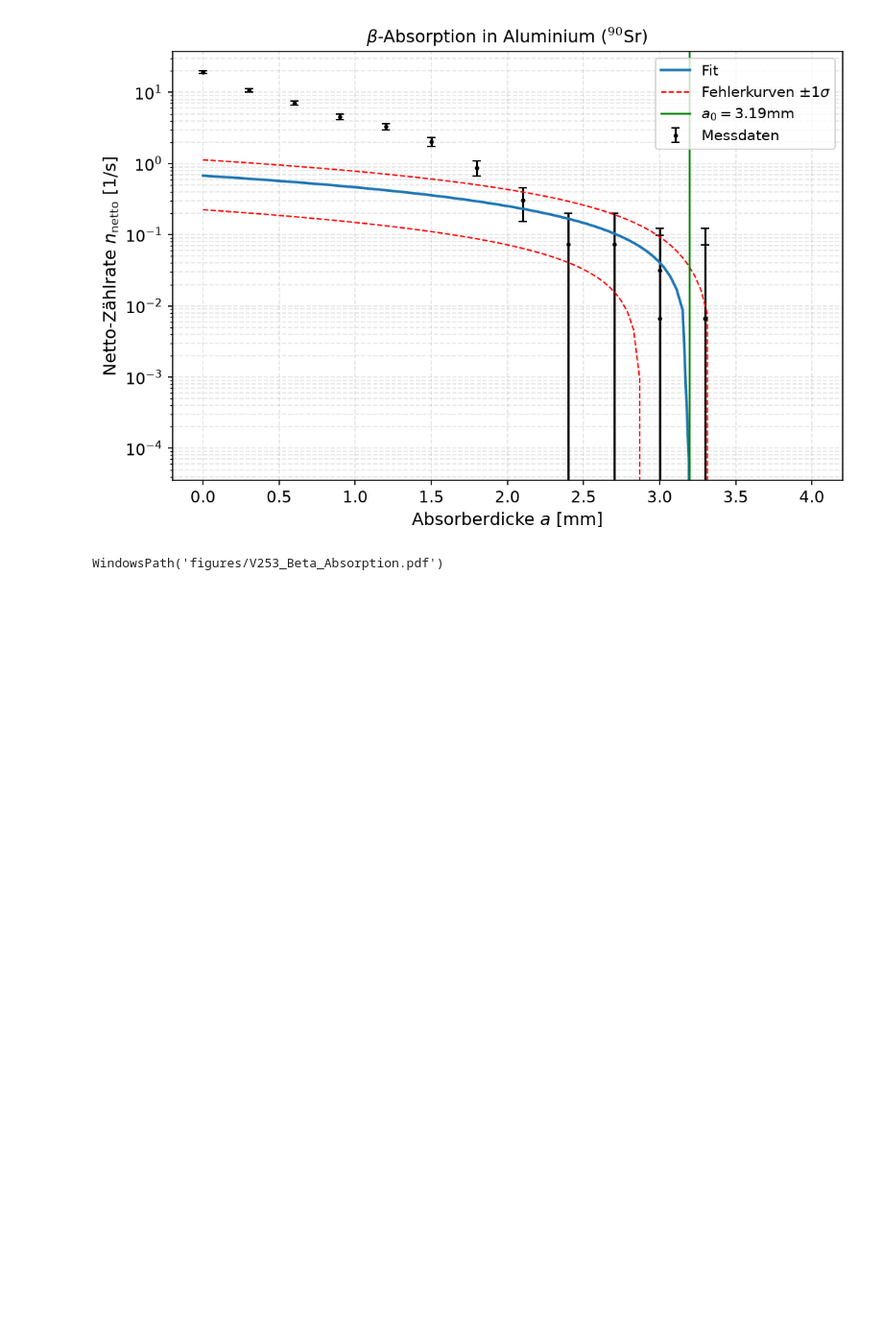
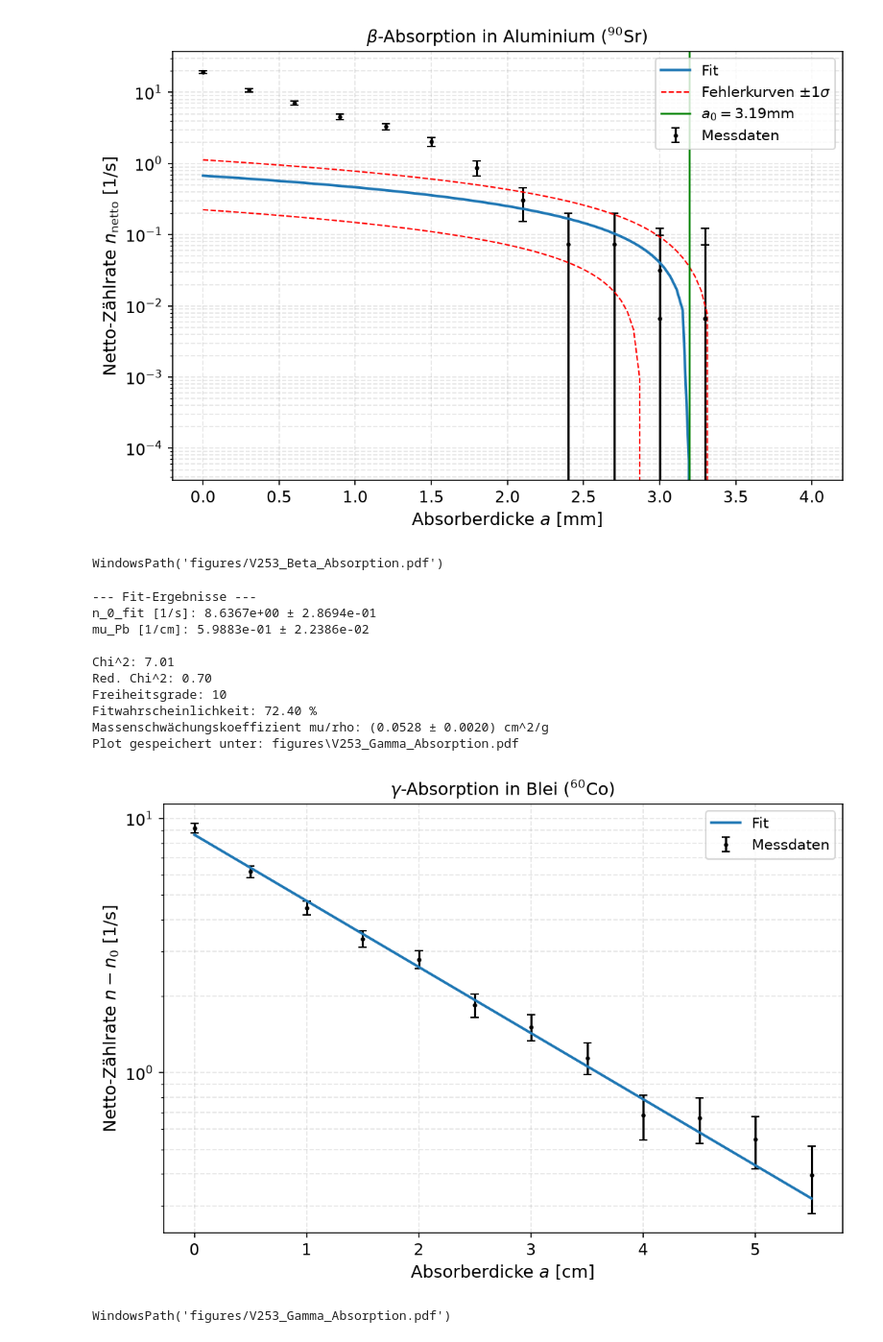
Before and after one commit to Lozze06/PAP-2.2, a Jupyter notebook: Code/Versuch 253.ipynb, the cells around one changed output. Shown at 96% size. Saved outputs shown, nothing was run; the diff lists cells and outputs as text; code cells hidden in the pictures; blank space fills up the shorter version.

```diff
--- a/Code/Versuch 253.ipynb
+++ b/Code/Versuch 253.ipynb
@@ -240,4 +246,65 @@ Grafische Schnittpunkte: a_0_lower = 2.88 mm | a_0 = 3.19 mm | a_0_upper = 3.35
 Plot gespeichert unter: figures\V253_Beta_Absorption.pdf
 [figure]
 WindowsPath('figures/V253_Beta_Absorption.pdf')
+# %%
+# ==========================================
+# 3. GAMMA-ABSORPTION IN BLEI (Co-60)
+# ==========================================
+df_gamma = io_utils.load_messdaten('data/raw/V253_Gammastrahlung_Absorption.csv')
+n_0 = ufloat(106 / 300, np.sqrt(106) / 300)
+
+df_gamma['n'] = df_gamma['N_counts'] / df_gamma['t_s']
+df_gamma['n_err'] = np.sqrt(df_gamma['N_counts']) / df_gamma['t_s']
+df_gamma['n_netto'] = df_gamma['n'] - n_0.n
+df_gamma['n_netto_err'] = np.sqrt(df_gamma['n_err']**2 + n_0.s**2)
+
+a_gamma = df_gamma['d_mm'].values / 10
+n_g_netto = df_gamma['n_netto'].values
+n_g_err = df_gamma['n_netto_err'].values
+
+# Volle Kovarianzmatrix der Messdaten (Kovarianz aller
+# Punkte durch gemeinsamen Nulleffekt: Cov(y_i, y_j) = sigma_n0^2)
+cov_y = np.full((len(n_g_netto), len(n_g_netto)), n_0.s**2)
+np.fill_diagonal(cov_y, n_g_err**2)
+
+# Lambert-Beer Fit: n_0 * exp(-mu * a)
+def fit_lambert_beer(x, n0_fit, mu):
+    return n0_fit * np.exp(-mu * x)
+
+popt_g, perr_g, _ = fitting.perform_fit(fit_lambert_beer, a_gamma, n_g_netto, y_err=cov_y, p0=[10.0, 0.6])
+
+mu_Pb = ufloat(popt_g[1], perr_g[1])
+rho_Pb = 11.342 # g/cm^3 (Quelle: Wikipedia; https://de.wikipedia.org/wiki/Blei)
+mass_mu_Pb = mu_Pb / rho_Pb
+
+chi2_data_g = stats.calculate_chi2(n_g_netto, fit_lambert_beer(a_gamma, *popt_g), n_g_err, num_params=2)
+stats.print_fit_results(popt_g, perr_g, ["n_0_fit [1/s]", "mu_Pb [1/cm]"], chi2_data_g)
+
+val_mu, err_mu = unc.round_error_and_value(mass_mu_Pb.n, mass_mu_Pb.s)
+print(f"Massenschwächungskoeffizient mu/rho: ({val_mu} ± {err_mu}) cm^2/g")
+
+# Plot Gamma-Absorption
+x_plot_g = np.linspace(0, a_gamma.max(), 100)
+y_plot_g = fit_lambert_beer(x_plot_g, *popt_g)
+
+plotting.plot_with_fit(
+    x=a_gamma, y=n_g_netto, y_err=n_g_err,
+    x_fit=x_plot_g, y_fit=y_plot_g,
+    xlabel=r'Absorberdicke $a$ [cm]', ylabel=r'Netto-Zählrate $n - n_0$ [1/s]',
+    title=r'$\gamma$-Absorption in Blei ($^{60}\mathrm{Co}$)',
+    filename='V253_Gamma_Absorption', log_y=True
+)
+# %% [output]
+--- Fit-Ergebnisse ---
+n_0_fit [1/s]: 8.6367e+00 ± 2.8694e-01
+mu_Pb [1/cm]: 5.9883e-01 ± 2.2386e-02
+
+Chi^2: 7.01
+Red. Chi^2: 0.70
+Freiheitsgrade: 10
+Fitwahrscheinlichkeit: 72.40 %
+Massenschwächungskoeffizient mu/rho: (0.0528 ± 0.0020) cm^2/g
+Plot gespeichert unter: figures\V253_Gamma_Absorption.pdf
+[figure, added]
+WindowsPath('figures/V253_Gamma_Absorption.pdf')
 # %%
```
Also changed, not shown: parts of 5 cells of this notebook, 7 other files.
